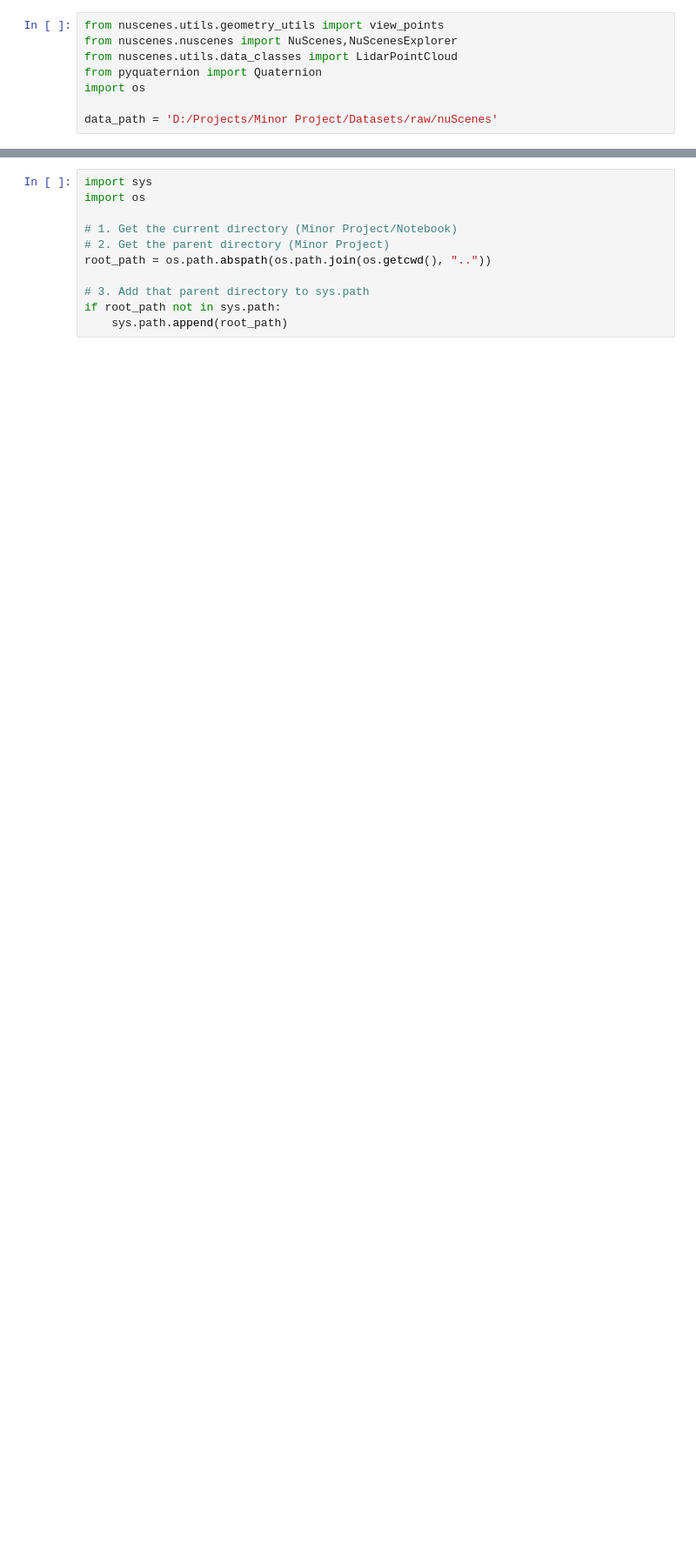
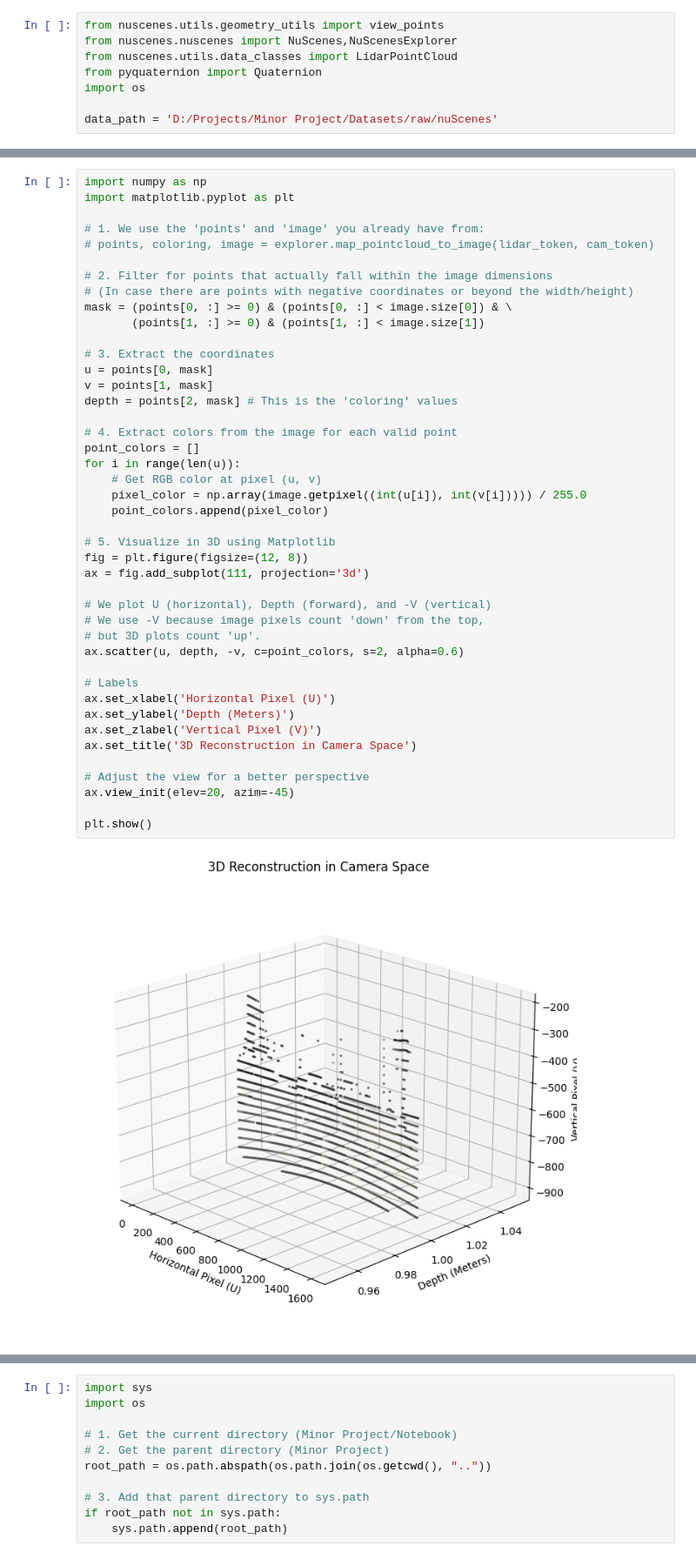
Before and after one commit to Utkristha/MONO-SAM, a Jupyter notebook: Notebook/1_depth.ipynb, the cells around one changed output, grey strips where cells are left out. Shown at 87% size. Cells and saved outputs as stored; diff of their text form; blank space fills up the shorter version.

```diff
--- a/Notebook/1_depth.ipynb
+++ b/Notebook/1_depth.ipynb
@@ -71,0 +122,45 @@ explorer.render_pointcloud_in_image(my_sample['token'],dot_size=5,render_intensi
+# %%
+import numpy as np
+import matplotlib.pyplot as plt
+
+# 1. We use the 'points' and 'image' you already have from:
+# points, coloring, image = explorer.map_pointcloud_to_image(lidar_token, cam_token)
+
+# 2. Filter for points that actually fall within the image dimensions
+# (In case there are points with negative coordinates or beyond the width/height)
+mask = (points[0, :] >= 0) & (points[0, :] < image.size[0]) & \
+       (points[1, :] >= 0) & (points[1, :] < image.size[1])
+
+# 3. Extract the coordinates
+u = points[0, mask]
+v = points[1, mask]
+depth = points[2, mask] # This is the 'coloring' values
+
+# 4. Extract colors from the image for each valid point
+point_colors = []
+for i in range(len(u)):
+    # Get RGB color at pixel (u, v)
+    pixel_color = np.array(image.getpixel((int(u[i]), int(v[i])))) / 255.0
+    point_colors.append(pixel_color)
+
+# 5. Visualize in 3D using Matplotlib
+fig = plt.figure(figsize=(12, 8))
+ax = fig.add_subplot(111, projection='3d')
+
+# We plot U (horizontal), Depth (forward), and -V (vertical)
+# We use -V because image pixels count 'down' from the top,
+# but 3D plots count 'up'.
+ax.scatter(u, depth, -v, c=point_colors, s=2, alpha=0.6)
+
+# Labels
+ax.set_xlabel('Horizontal Pixel (U)')
+ax.set_ylabel('Depth (Meters)')
+ax.set_zlabel('Vertical Pixel (V)')
+ax.set_title('3D Reconstruction in Camera Space')
+
+# Adjust the view for a better perspective
+ax.view_init(elev=20, azim=-45)
+
+plt.show()
+# %% [output]
+[figure, added]
```
Also changed, not shown: parts of 9 cells of this notebook, 11 other files.
